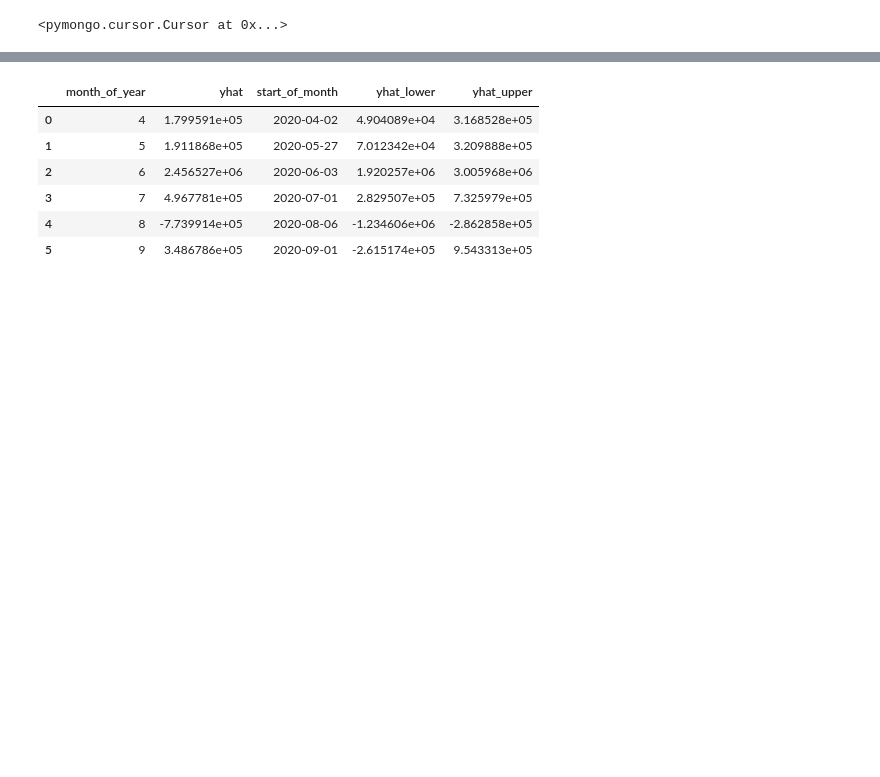
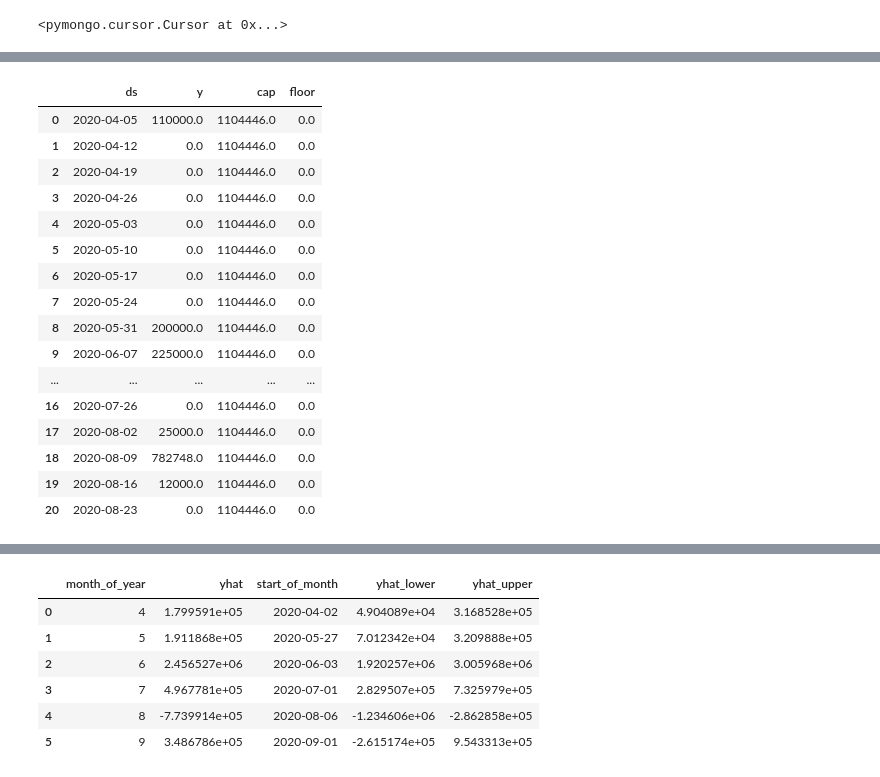
Before and after one commit to mikel189/yundoe, a Jupyter notebook: notebooks/TAG_MONTHLY_REVENUE_FORECAST.ipynb, the cells around one changed output, grey strips where cells are left out. Saved outputs shown, nothing was run; the diff lists cells and outputs as text; code cells hidden in the pictures; blank space fills up the shorter version.

```diff
--- a/notebooks/TAG_MONTHLY_REVENUE_FORECAST.ipynb
+++ b/notebooks/TAG_MONTHLY_REVENUE_FORECAST.ipynb
@@ -94,5 +101,25 @@ future = prophet_model.make_future_dataframe(periods = 30)
 # %%
 future['cap'] = cap
 future['floor'] = floor
+# %%
+payment_df
+# %% [output]
+|  | ds | y | cap | floor |
+| 0 | 2020-04-05 | 110000.0 | 1104446.0 | 0.0 |
+| 1 | 2020-04-12 | 0.0 | 1104446.0 | 0.0 |
+| 2 | 2020-04-19 | 0.0 | 1104446.0 | 0.0 |
+| 3 | 2020-04-26 | 0.0 | 1104446.0 | 0.0 |
+| 4 | 2020-05-03 | 0.0 | 1104446.0 | 0.0 |
+| 5 | 2020-05-10 | 0.0 | 1104446.0 | 0.0 |
+| 6 | 2020-05-17 | 0.0 | 1104446.0 | 0.0 |
+| 7 | 2020-05-24 | 0.0 | 1104446.0 | 0.0 |
+| 8 | 2020-05-31 | 200000.0 | 1104446.0 | 0.0 |
+| 9 | 2020-06-07 | 225000.0 | 1104446.0 | 0.0 |
+| ... | ... | ... | ... | ... |
+| 16 | 2020-07-26 | 0.0 | 1104446.0 | 0.0 |
+| 17 | 2020-08-02 | 25000.0 | 1104446.0 | 0.0 |
+| 18 | 2020-08-09 | 782748.0 | 1104446.0 | 0.0 |
+| 19 | 2020-08-16 | 12000.0 | 1104446.0 | 0.0 |
+| 20 | 2020-08-23 | 0.0 | 1104446.0 | 0.0 |
 # %%
 forcast = prophet_model.predict(future)
```
Also changed, not shown: parts of 12 cells of this notebook, 2 other files.
